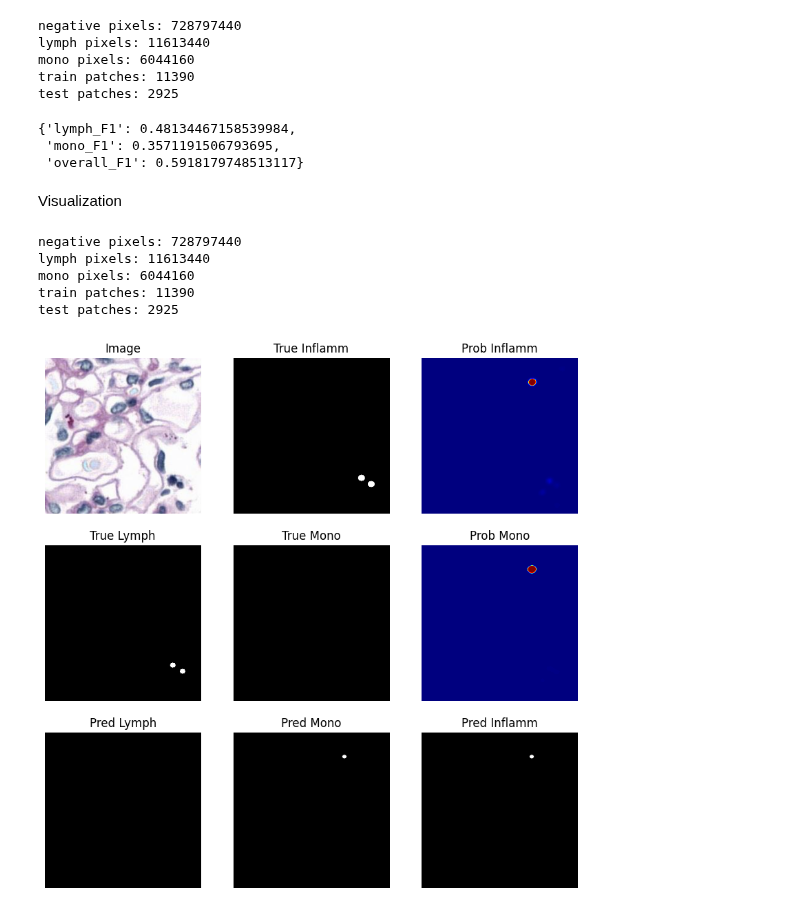
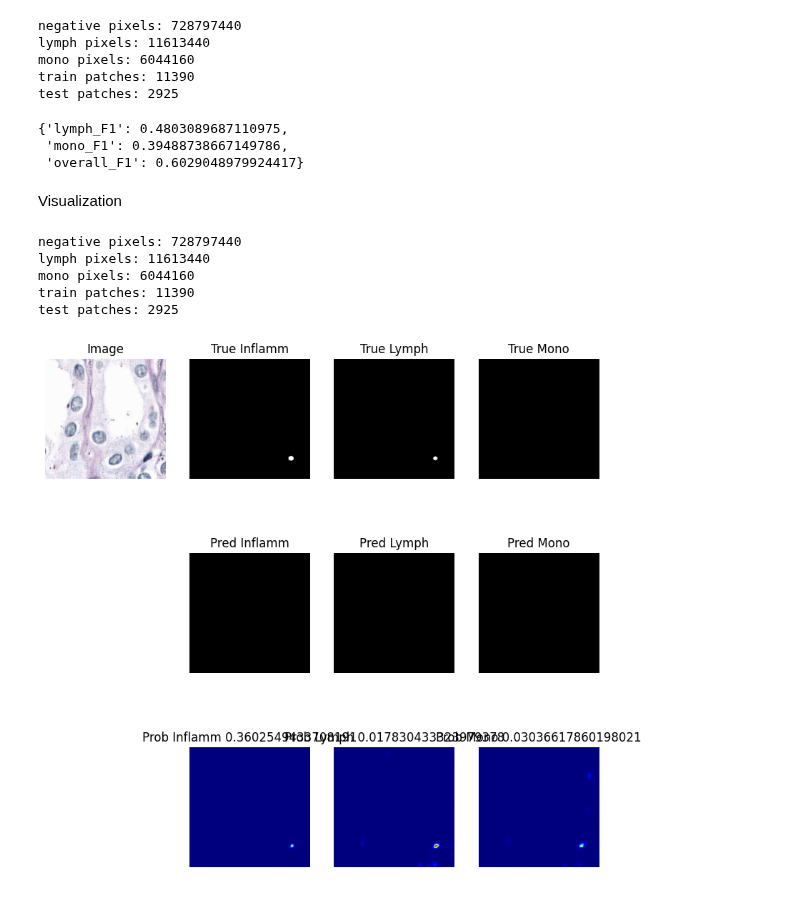
Before and after one commit to aamirchaudry29/Monkey_TIAKong, a Jupyter notebook: notebooks/multihead_unet_evaluation.ipynb, the cells around one changed output. Drawn from its saved outputs; the diff is of its cells as text; code cells hidden in the pictures.

```diff
--- a/notebooks/multihead_unet_evaluation.ipynb
+++ b/notebooks/multihead_unet_evaluation.ipynb
@@ -157,6 +160,7 @@ def hovernext_det_post_process(
     lymph_prob: torch.Tensor,
     mono_prob: torch.Tensor,
     thresholds: list = [0.5, 0.5, 0.5],
+    min_distances: list = [5,5,5]
 ):
 
     inflamm_prob = inflamm_prob.numpy(force=True)
@@ -175,7 +179,7 @@ def hovernext_det_post_process(
     for i in range(0, batches):
         inflamm_coordinates = peak_local_max(
             inflamm_prob[i],
-            min_distance=5,
+            min_distance=min_distances[0],
             threshold_abs=thresholds[0],
             exclude_border=False,
         )
@@ -185,7 +189,7 @@ def hovernext_det_post_process(
 
         lymph_coordinates = peak_local_max(
             lymph_prob[i],
-            min_distance=5,
+            min_distance=min_distances[1],
             threshold_abs=thresholds[1],
             exclude_border=False,
         )
@@ -195,7 +199,7 @@ def hovernext_det_post_process(
 
         mono_coordinates = peak_local_max(
             mono_prob[i],
-            min_distance=5,
+            min_distance=min_distances[2],
             threshold_abs=thresholds[2],
             exclude_border=False,
         )
@@ -243,23 +247,27 @@ for i, data in enumerate(
             inflamm_prob,
             lymph_prob,
             mono_prob,
-            thresholds=[0.5, 0.5, 0.5],
+            thresholds=[0.5, 0.3, 0.3],
+            min_distances=[5,5,5]
         )
 
     # Compute detection F1 score
     overall_metrics = get_patch_F1_score_batch(
         processed_output["inflamm_mask"],
         inflamm_true_masks,
+        7.5,
         inflamm_prob[:, 0, :, :],
     )
     lymph_metrics = get_patch_F1_score_batch(
         processed_output["lymph_mask"],
         lymph_true_masks,
+        4,
         lymph_prob[:, 0, :, :],
     )
     mono_metrics = get_patch_F1_score_batch(
         processed_output["mono_mask"],
         mono_true_masks,
+        10,
         mono_prob[:, 0, :, :],
     )
     # contour_dice = dice_coeff(
@@ -282,9 +290,9 @@ results = {
 
 pprint(results)
 # %% [output]
-{'lymph_F1': 0.48134467158539984,
- 'mono_F1': 0.3571191506793695,
- 'overall_F1': 0.5918179748513117}
+{'lymph_F1': 0.4803089687110975,
+ 'mono_F1': 0.39488738667149786,
+ 'overall_F1': 0.6029048979924417}
 # %% [markdown]
 Visualization
 # %%
@@ -301,7 +309,7 @@ for i, data in enumerate(
     tqdm(val_loader, desc="validation", leave=False)
 ):
 
-    fig, axes = plt.subplots(3, 3, figsize=(10, 10))
+    fig, axes = plt.subplots(3, 4, figsize=(10, 10))
 
     images = data["image"].cuda().float()
     inflamm_true_masks = data["binary_mask"][:, 0, :, :].numpy(
@@ -329,6 +337,8 @@ for i, data in enumerate(
             inflamm_prob,
             lymph_prob,
             mono_prob,
+            thresholds=[0.7, 0.7, 0.7],
+            min_distances=[11,9,13]
         )
 
     images = images.numpy(force=True)[0]
@@ -340,45 +350,51 @@ for i, data in enumerate(
 
     axes[0][1].imshow(inflamm_true_masks[0], cmap="gray")
     axes[0][1].set_title("True Inflamm")
 
-    axes[0][2].imshow(inflamm_prob[0][0], cmap="jet")
-    axes[0][2].set_title("Prob Inflamm")
+    axes[2][1].imshow(inflamm_prob[0][0], cmap="jet")
+    axes[2][1].set_title(f"Prob Inflamm {torch.max(inflamm_prob[0][0])}")
 
-    axes[1][0].imshow(lymph_true_masks[0], cmap="gray")
-    axes[1][0].set_title("True Lymph")
+    axes[0][2].imshow(lymph_true_masks[0], cmap="gray")
+    axes[0][2].set_title("True Lymph")
 
-    axes[1][1].imshow(mono_true_masks[0], cmap="gray")
-    axes[1][1].set_title("True Mono")
+    axes[0][3].imshow(mono_true_masks[0], cmap="gray")
+    axes[0][3].set_title("True Mono")
 
-    axes[1][2].imshow(mono_prob[0][0], cmap="jet")
-    axes[1][2].set_title("Prob Mono")
+    axes[2][3].imshow(mono_prob[0][0], cmap="jet")
+    axes[2][3].set_title(f"Prob Mono {torch.max(mono_prob[0][0])}")
 
-    axes[2][0].imshow(
+    axes[1][2].imshow(
         dilate_mask(processed_output["lymph_mask"][0], 7), cmap="gray"
     )
-    axes[2][0].set_title("Pred Lymph")
+    axes[1][2].set_title("Pred Lymph")
 
-    axes[2][1].imshow(
+    axes[1][3].imshow(
         dilate_mask(processed_output["mono_mask"][0], 7), cmap="gray"
     )
-    axes[2][1].set_title("Pred Mono")
+    axes[1][3].set_title("Pred Mono")
 
-    axes[2][2].imshow(
+    axes[1][1].imshow(
         dilate_mask(processed_output["inflamm_mask"][0], 7),
         cmap="gray",
     )
-    axes[2][2].set_title("Pred Inflamm")
+    axes[1][1].set_title("Pred Inflamm")
+
+    axes[2][2].imshow(
+        lymph_prob[0][0],
+        cmap="jet",
+    )
+    axes[2][2].set_title(f"Prob Lymph {torch.max(lymph_prob[0][0])}")
 
     for ax in axes.ravel():
         ax.axis("off")
     plt.show()
 
     if i > 5:
         break
 # %% [output]
 negative pixels: 728797440
 lymph pixels: 11613440
 mono pixels: 6044160
 train patches: 11390
 test patches: 2925
-[figure, old version]
+[figure, new version]
```
Also changed, not shown: parts of 2 cells of this notebook, 2 other files.
